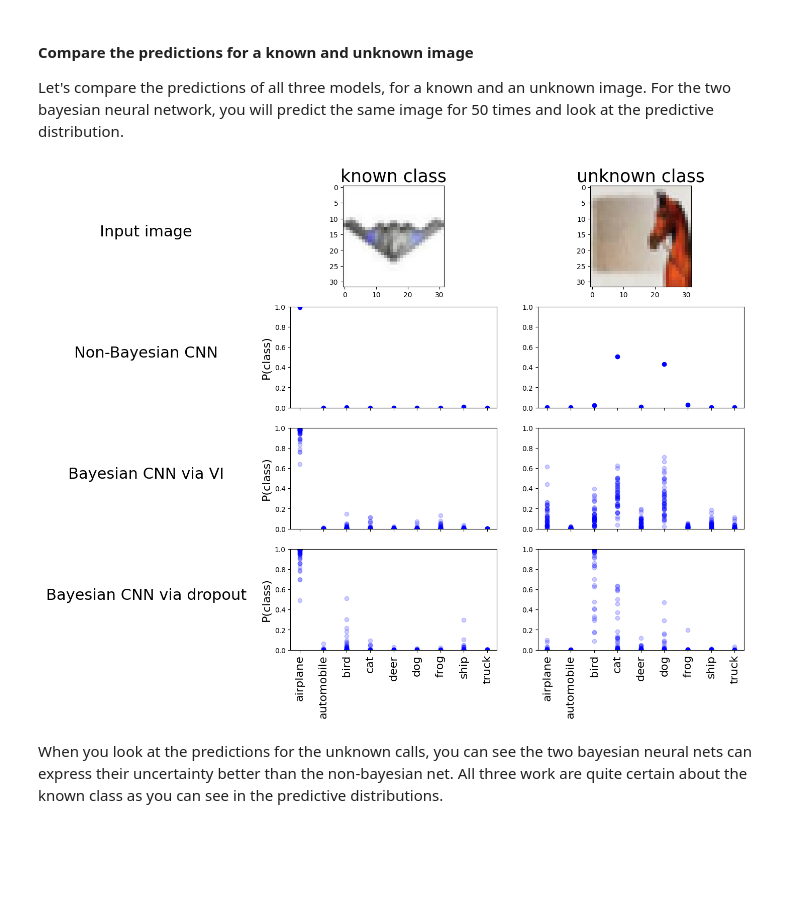
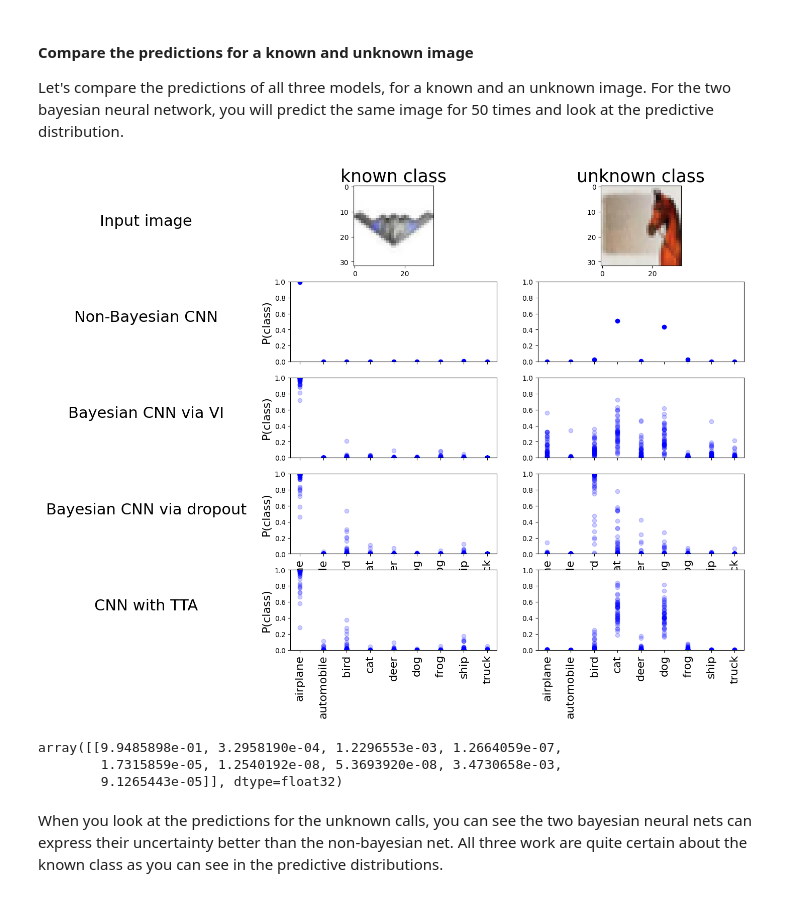
Before and after one commit to RachelRamirez/tta, a Jupyter notebook: NB_ch08_04.ipynb, the cells around one changed output. Drawn from its saved outputs; the diff is of its cells as text; code cells hidden in the pictures; blank space fills up the shorter version.

```diff
--- a/NB_ch08_04.ipynb
+++ b/NB_ch08_04.ipynb
@@ -456,0 +515,4 @@ test_acc_all, test_acc_known
+# %%
+tta_steps = 50
+bs = 64
+# epochs = 15
@@ -456,0 +541,6 @@ test_acc_all, test_acc_known
+# %%
+predictions_tta = []
+
+for i in tqdm(range(tta_steps)):
+    preds = model.predict(test_datagen.flow(x_test, batch_size=bs, shuffle=False), steps = len(x_test)/bs)   #Changed X_val to X_test
+    predictions_tta.append(preds)
@@ -456,0 +554,4 @@ test_acc_all, test_acc_known
+# %%
+final_pred = np.mean(predictions_tta, axis=0)
+
+#final_pred[0] #This is the average guess for image 0, "3" followed by "5"
@@ -565,66 +718,103 @@ np.random.seed(2384)
 random_sample_unknown=np.random.choice(range(0,len(x_test_unknown)),1)
 
 plt.figure(figsize=(18,12))
-plt.subplot(4,3,1)
+plt.subplot(5,3,1)
 plt.axis('off')
 plt.text(0.5,0.5, "Input image",fontsize=22,horizontalalignment='center')
-plt.subplot(4,3,2)
+plt.subplot(5,3,2)
 plt.imshow(np.squeeze(np.array(((((x_test_known[random_sample_known])/2)+0.5)*255),dtype="uint8")))
 plt.title("known class",fontsize=25)
-plt.subplot(4,3,3)
+plt.subplot(5,3,3)
 plt.imshow(np.squeeze(np.array(((((x_test_unknown[random_sample_unknown])/2)+0.5)*255),dtype="uint8")))
 plt.title("unknown class",fontsize=25)
 
-plt.subplot(4,3,4)
+plt.subplot(5,3,4)
 plt.axis('off')
 plt.text(0.5,0.5, "Non-Bayesian CNN",fontsize=22,horizontalalignment='center')
-plt.subplot(4,3,5)
+plt.subplot(5,3,5)
 plt.scatter(range(0,9),model.predict(x_test_known[random_sample_known]),c="blue")
 plt.ylabel("P(class)",fontsize=16)
 plt.xticks(range(0,9),labels=np.repeat(" ",9))
 plt.ylim([0,1])
-plt.subplot(4,3,6)
+plt.subplot(5,3,6)
 plt.scatter(range(0,9),model.predict(x_test_unknown[random_sample_unknown]),c="blue")
 plt.xticks(range(0,9),labels=np.repeat(" ",9))
 plt.ylim([0,1])
 
-plt.subplot(4,3,7)
+plt.subplot(5,3,7)
 plt.axis('off')
 plt.text(0.5,0.5, "Bayesian CNN via VI",fontsize=22,horizontalalignment='center')
-plt.subplot(4,3,8)
+plt.subplot(5,3,8)
 for i in range(0,50):
   plt.scatter(range(0,9),model_vi.predict(x_test_known[random_sample_known]),c="blue",alpha=0.2)
 plt.xticks(range(0,9),labels=np.repeat(" ",9))
 plt.ylim([0,1])
 plt.ylabel("P(class)",fontsize=16)
-plt.subplot(4,3,9)
+plt.subplot(5,3,9)
 for i in range(0,50):
   plt.scatter(range(0,9),model_vi.predict(x_test_unknown[random_sample_unknown]),c="blue",alpha=0.2)
 plt.xticks(range(0,9),labels=np.repeat(" ",9))
 plt.ylim([0,1])
 
-plt.subplot(4,3,10)
+plt.subplot(5,3,10)
 plt.axis('off')
 plt.text(0.5,0.5, "Bayesian CNN via dropout",fontsize=22,horizontalalignment='center')
-plt.subplot(4,3,11)
+
+
+plt.subplot(5,3,11)
 for i in range(0,50):
   plt.scatter(range(0,9),model_mc_pred([x_test_known[random_sample_known],1]),c="blue",alpha=0.2)
 plt.xticks(range(0,9),labels=labels_no_horse,fontsize=16)
 plt.xticks(rotation=90)
 plt.ylim([0,1])
 plt.ylabel("P(class)",fontsize=16)
-plt.subplot(4,3,12)
+
+
+plt.subplot(5,3,12)
 for i in range(0,50):
   plt.scatter(range(0,9),model_mc_pred([x_test_unknown[random_sample_unknown],1]),c="blue",alpha=0.2)
 plt.xticks(range(0,9),labels=labels_no_horse,fontsize=16)
 plt.xticks(rotation=90)
 plt.ylim([0,1])
+
+
+
+plt.subplot(5,3,13)
+plt.axis('off')
+plt.text(0.5,0.5, "CNN with TTA",fontsize=22,horizontalalignment='center')
+
+
+
+plt.subplot(5,3,14)
+for i in range(0,50):
+  plt.scatter(range(0,9), model.predict(test_datagen.flow(x_test_known[random_sample_known], batch_size=1, shuffle=False)), c="blue",alpha=0.2)
+plt.xticks(range(0,9),labels=labels_no_horse,fontsize=16)
+plt.xticks(rotation=90)
+plt.ylim([0,1])
+plt.ylabel("P(class)",fontsize=16)
+
+
+plt.subplot(5,3,15)
+for i in range(0,50):
+  plt.scatter(range(0,9), model.predict_generator(test_datagen.flow(x_test_unknown[random_sample_unknown])), c="blue",alpha=0.2)
+plt.xticks(range(0,9),labels=labels_no_horse,fontsize=16)
+plt.xticks(rotation=90)
+plt.ylim([0,1])
+
+
+
 plt.savefig("8.good2.pdf")
 plt.show()
 #from google.colab import files
 #files.download('8.good2.pdf')
 # %% [output]
-[figure, old version]
+[figure, new version]
+# %%
+model.predict_generator(test_datagen.flow(x_test_known[random_sample_known], batch_size=1, shuffle=False))
+# %% [output]
+array([[9.9485898e-01, 3.2958190e-04, 1.2296553e-03, 1.2664059e-07,
+        1.7315859e-05, 1.2540192e-08, 5.3693920e-08, 3.4730658e-03,
+        9.1265443e-05]], dtype=float32)
 # %% [markdown]
 When you look at the predictions for the unknown calls, you can see the two bayesian neural nets can express their uncertainty better than the non-bayesian net. All three work are quite certain about the known class as you can see in the predictive distributions.
 # %% [markdown]
```
Also changed, not shown: parts of 27 cells of this notebook.
